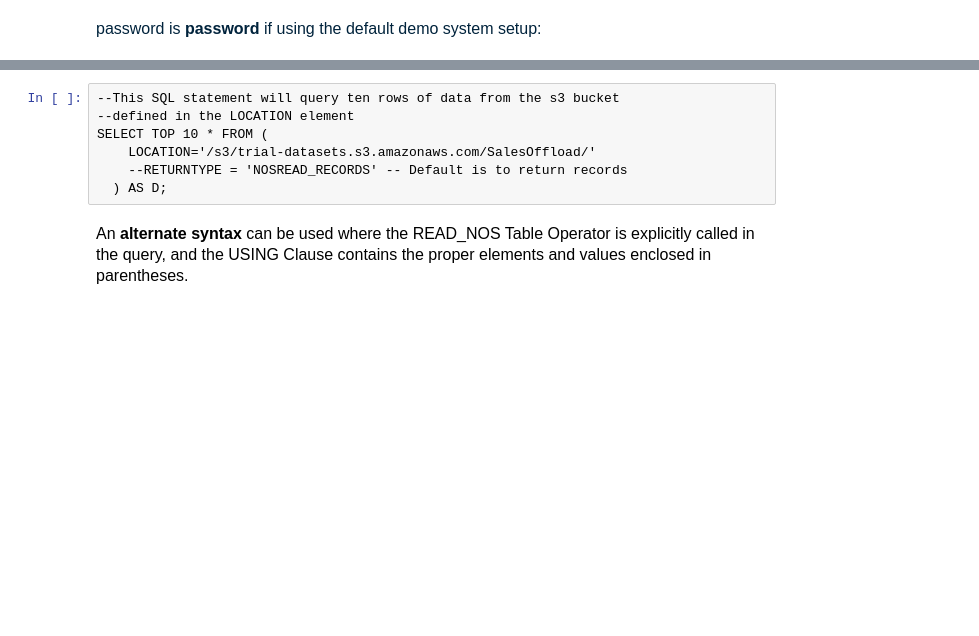
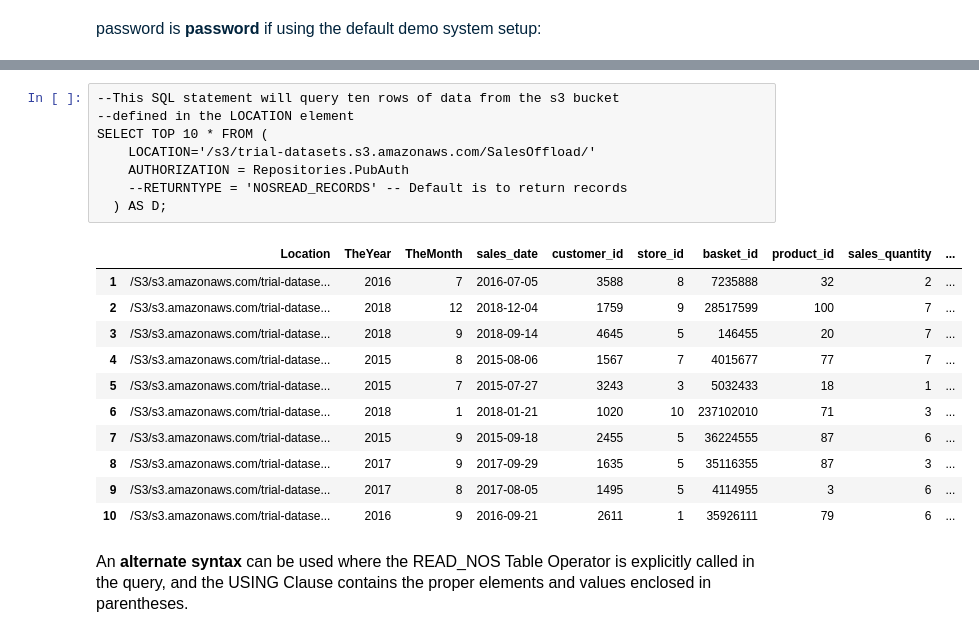
Before and after one commit to Teradata/lake-demos, a Jupyter notebook: Fundamentals/Native-Object-Store/NOS_Fundamentals_SQL.ipynb, the cells around one changed output, grey strips where cells are left out. Drawn from its saved outputs; the diff is of its cells as text; blank space fills up the shorter version.

Commit message:
added pub auth and related copy

```diff
--- a/Fundamentals/Native-Object-Store/NOS_Fundamentals_SQL.ipynb
+++ b/Fundamentals/Native-Object-Store/NOS_Fundamentals_SQL.ipynb
@@ -61,10 +73,23 @@ SET SESSION COMPUTE GROUP CG_BUSGRPA_STD;
 # %%
 --This SQL statement will query ten rows of data from the s3 bucket
 --defined in the LOCATION element
 SELECT TOP 10 * FROM (
     LOCATION='/s3/trial-datasets.s3.amazonaws.com/SalesOffload/'
+    AUTHORIZATION = Repositories.PubAuth
     --RETURNTYPE = 'NOSREAD_RECORDS' -- Default is to return records
   ) AS D;
+# %% [output]
+|  | Location | TheYear | TheMonth | sales_date | customer_id | store_id | basket_id | product_id | sales_quantity | ... |
+| 1 | /S3/s3.amazonaws.com/trial-datase... | 2016 | 7 | 2016-07-05 | 3588 | 8 | 7235888 | 32 | 2 | ... |
+| 2 | /S3/s3.amazonaws.com/trial-datase... | 2018 | 12 | 2018-12-04 | 1759 | 9 | 28517599 | 100 | 7 | ... |
+| 3 | /S3/s3.amazonaws.com/trial-datase... | 2018 | 9 | 2018-09-14 | 4645 | 5 | 146455 | 20 | 7 | ... |
+| 4 | /S3/s3.amazonaws.com/trial-datase... | 2015 | 8 | 2015-08-06 | 1567 | 7 | 4015677 | 77 | 7 | ... |
+| 5 | /S3/s3.amazonaws.com/trial-datase... | 2015 | 7 | 2015-07-27 | 3243 | 3 | 5032433 | 18 | 1 | ... |
+| 6 | /S3/s3.amazonaws.com/trial-datase... | 2018 | 1 | 2018-01-21 | 1020 | 10 | 237102010 | 71 | 3 | ... |
+| 7 | /S3/s3.amazonaws.com/trial-datase... | 2015 | 9 | 2015-09-18 | 2455 | 5 | 36224555 | 87 | 6 | ... |
+| 8 | /S3/s3.amazonaws.com/trial-datase... | 2017 | 9 | 2017-09-29 | 1635 | 5 | 35116355 | 87 | 3 | ... |
+| 9 | /S3/s3.amazonaws.com/trial-datase... | 2017 | 8 | 2017-08-05 | 1495 | 5 | 4114955 | 3 | 6 | ... |
+| 10 | /S3/s3.amazonaws.com/trial-datase... | 2016 | 9 | 2016-09-21 | 2611 | 1 | 35926111 | 79 | 6 | ... |
 # %% [markdown]
 <p style = 'font-size:16px;font-family:Arial'>An <b>alternate syntax</b> can be used where the READ_NOS Table Operator is explicitly called in the query, and the USING Clause contains the proper elements and values enclosed in parentheses.</p>
 # %%
```
Also changed, not shown: parts of 12 cells of this notebook.
